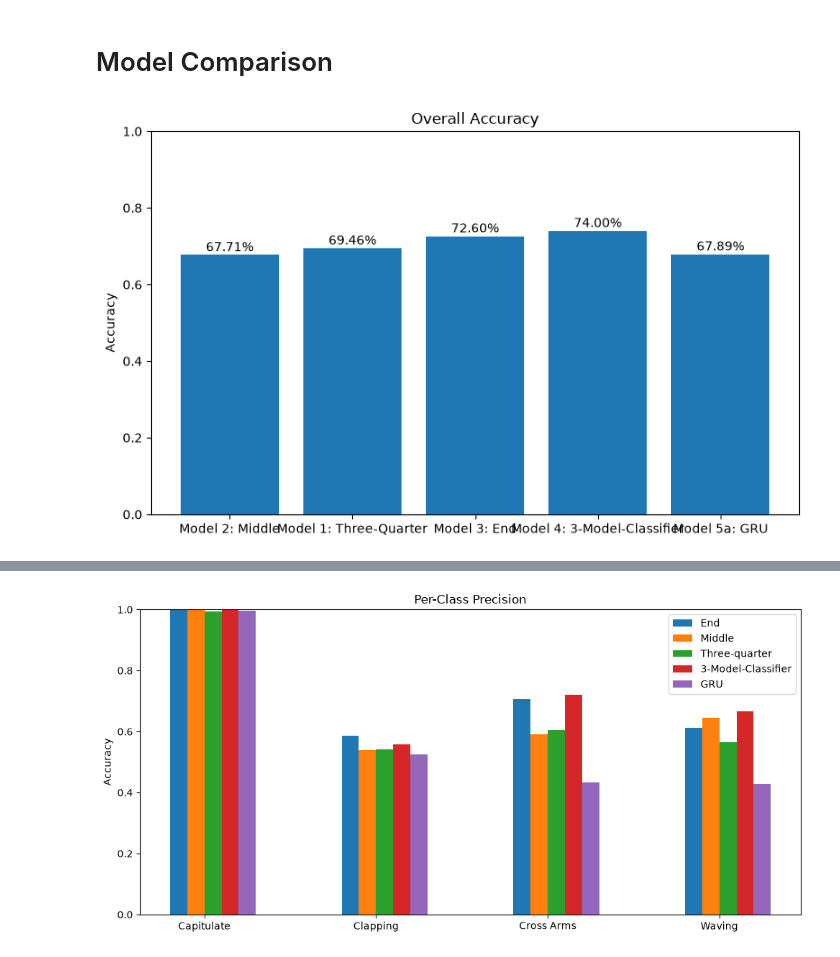
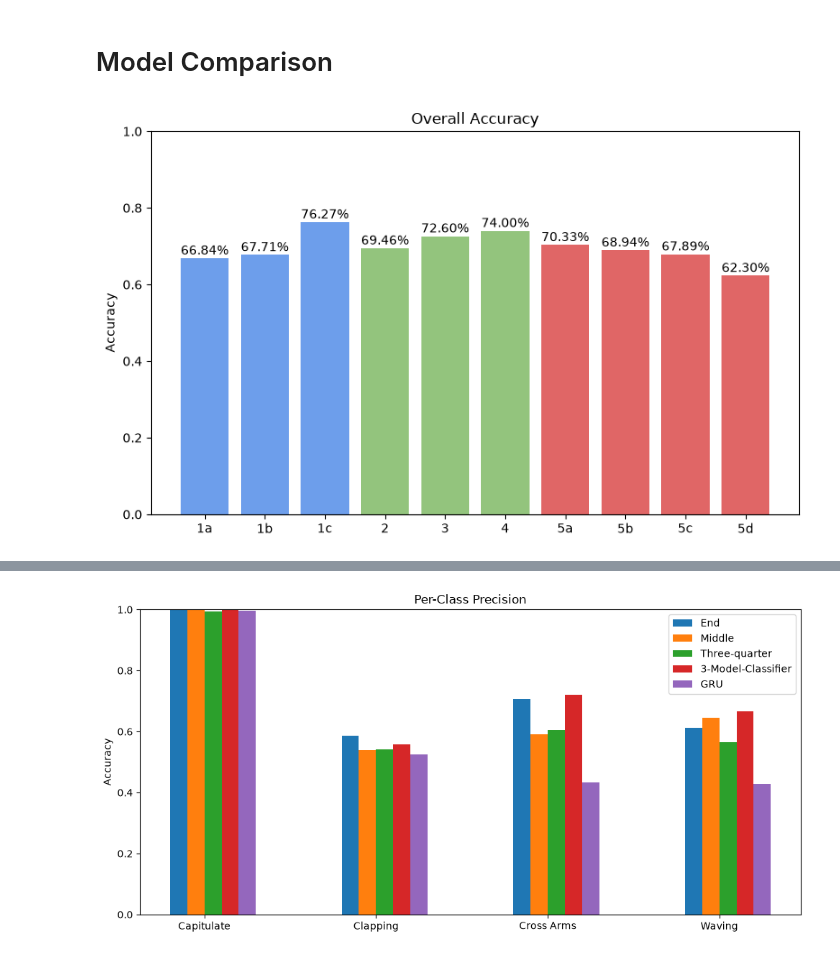
Before and after one commit to mschl7/action_recognition, a Jupyter notebook: main.ipynb, the cells around one changed output, grey strips where cells are left out. Cells and saved outputs as stored; diff of their text form; code cells hidden in the pictures.

```diff
--- a/main.ipynb
+++ b/main.ipynb
@@ -1503,11 +1545,11 @@ test_loader_model5d = DataLoader(test_dataset, batch_size=8, shuffle=False)
 # %%
 # Load pretrained ResNet18
 weights = ResNet18_Weights.DEFAULT
-model5d = GRU_model_5c(num_classes=4).to(device)
+model5d = GRU_model_2_layers(num_classes=4).to(device)
 
 # Define loss function
 criterion = torch.nn.CrossEntropyLoss()
-optimizer = torch.optim.Adam(filter(lambda p: p.requires_grad, model5c.parameters()), lr=0.001)
+optimizer = torch.optim.Adam(filter(lambda p: p.requires_grad, model5d.parameters()), lr=0.001)
 
 
 if True:
@@ -1574,32 +1616,49 @@ weighted avg     0.2362    0.2373    0.1592       573
 # %% [markdown]
 # Model Comparison
 # %%
-models = ["Model 2: Middle","Model 1: Three-Quarter","Model 3: End", "Model 4: 3-Model-Classifier", "Model 5a: GRU"]
 total_acc = [
+    acc_model1a,
     acc_model1b,
+    acc_model1c,###change
     acc_model2,
     acc_model3,
     acc_model4,
-    acc_model5c
+    ####change !!!!!!!!!!!!!!
+    acc_model5a,
+    acc_model5b,
+    acc_model5c,
+    acc_model5d
 ]
+labels = ["1a",
+    "1b",
+    "1c",
+    "2",
+    "3",
+    "4",
+    "5a",
+    "5b",
+    "5c",
+    "5d"]
+
+colors = ["#6d9eeb"] * 3 + ["#93c47d"] * 3 + ["#e06666"] * 4
 
 plt.figure(figsize=(8, 5))
-bars = plt.bar(models, total_acc)
+bars = plt.bar(labels, total_acc, color= colors)
 
 plt.ylabel("Accuracy")
 plt.title("Overall Accuracy")
 plt.ylim(0, 1)
 
 # Add values above bars
 for bar, acc in zip(bars, total_acc):
     plt.text(
         bar.get_x() + bar.get_width() / 2,
         bar.get_height() + 0.01,
         f"{acc:.2%}",
         ha="center"
     )
 
 plt.tight_layout()
 plt.show()
 # %% [output]
-[figure, old version]
+[figure, new version]
```
Also changed, not shown: parts of 11 cells of this notebook.
